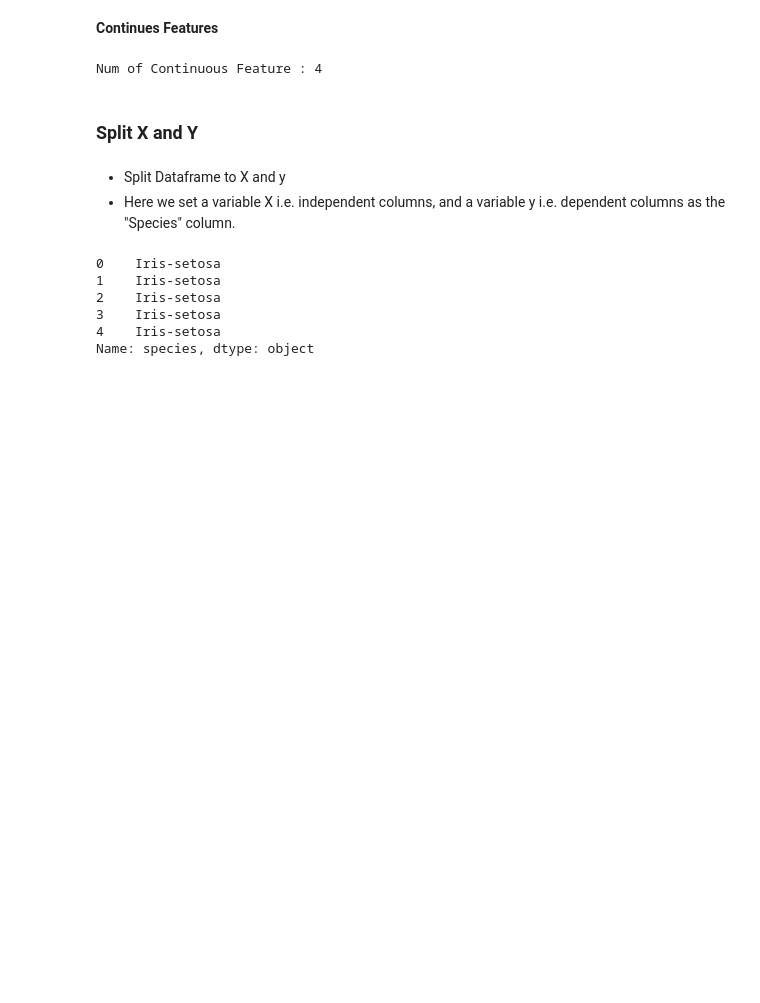
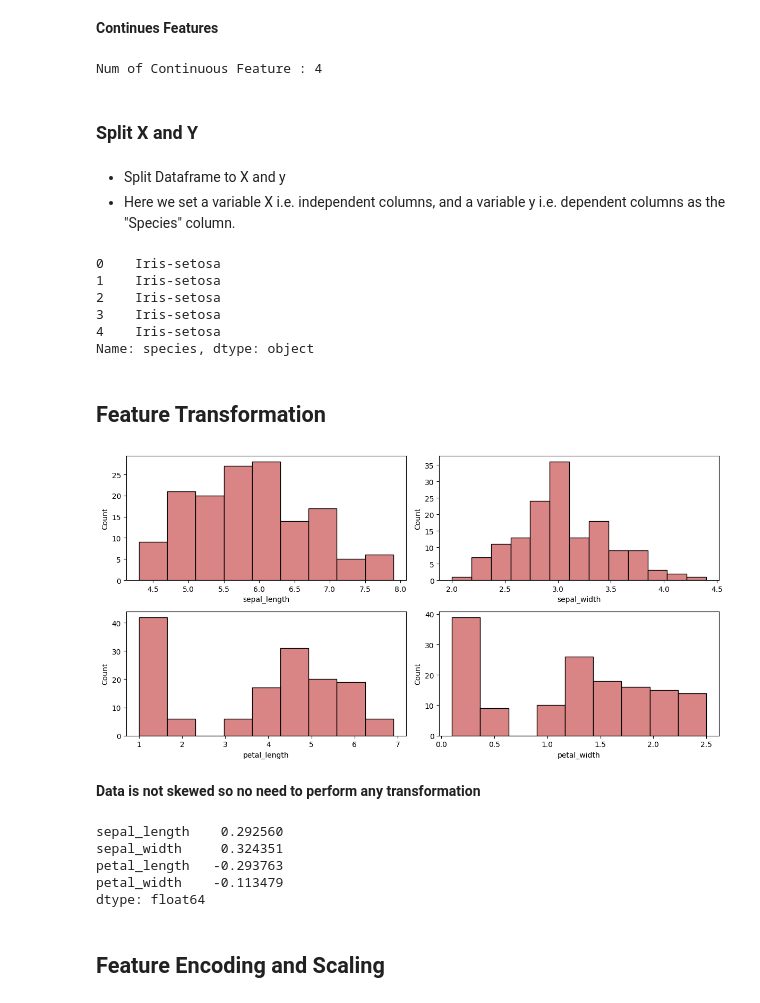
Before and after one commit to saxenastar/ML_Basic_deployment, a Jupyter notebook: notebook/2_Feature_Engineering_and_Model_Training.ipynb, the cells around one changed output. Saved outputs shown, nothing was run; the diff lists cells and outputs as text; code cells hidden in the pictures; blank space fills up the shorter version.

```diff
--- a/notebook/2_Feature_Engineering_and_Model_Training.ipynb
+++ b/notebook/2_Feature_Engineering_and_Model_Training.ipynb
@@ -118,3 +118,28 @@ y.head()
 3    Iris-setosa
 4    Iris-setosa
 Name: species, dtype: object
+# %% [markdown]
+## Feature Transformation
+# %%
+# distribution of data before scaling
+plt.figure(figsize=(12,6))
+for i,col in enumerate(['sepal_length', 'sepal_width', 'petal_length', 'petal_width']):
+    plt.subplot(2,2,i+1)
+    sns.histplot(X[col],color='indianred')
+    plt.xlabel(col)
+    plt.tight_layout()
+# %% [output]
+[figure, added]
+# %% [markdown]
+**Data is not skewed so no need to perform any transformation**
+# %%
+#check the skewness
+X[continuous_features].skew(axis=0, skipna=True)
+# %% [output]
+sepal_length    0.292560
+sepal_width     0.324351
+petal_length   -0.293763
+petal_width    -0.113479
+dtype: float64
+# %% [markdown]
+## Feature Encoding and Scaling
```
Also changed, not shown: parts of 20 cells of this notebook.
